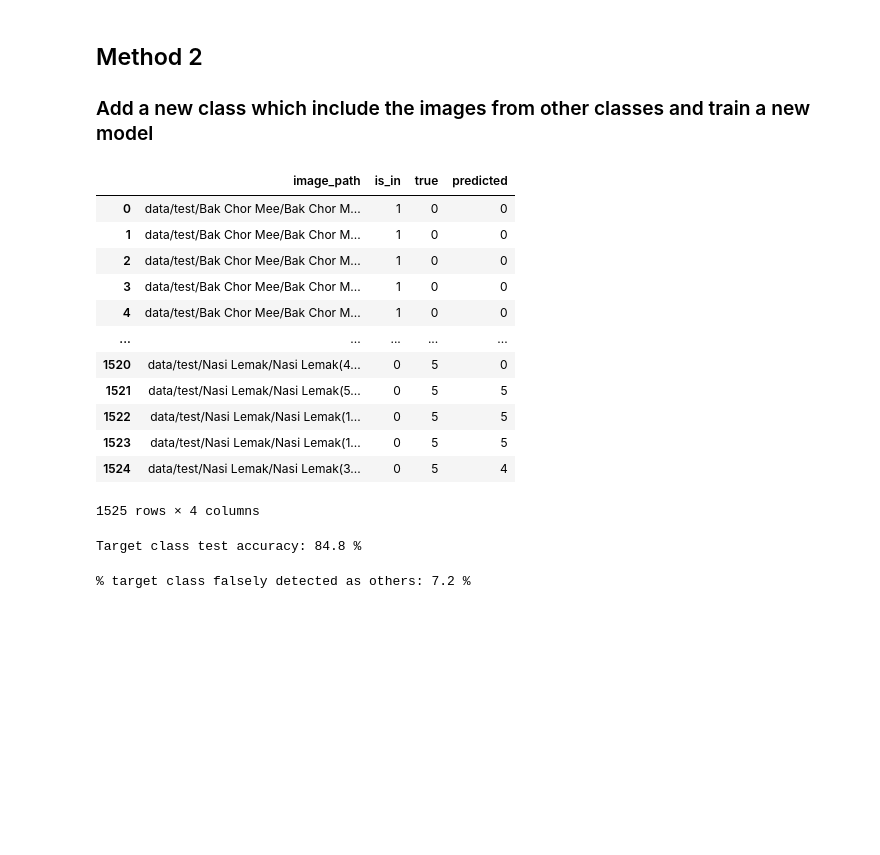
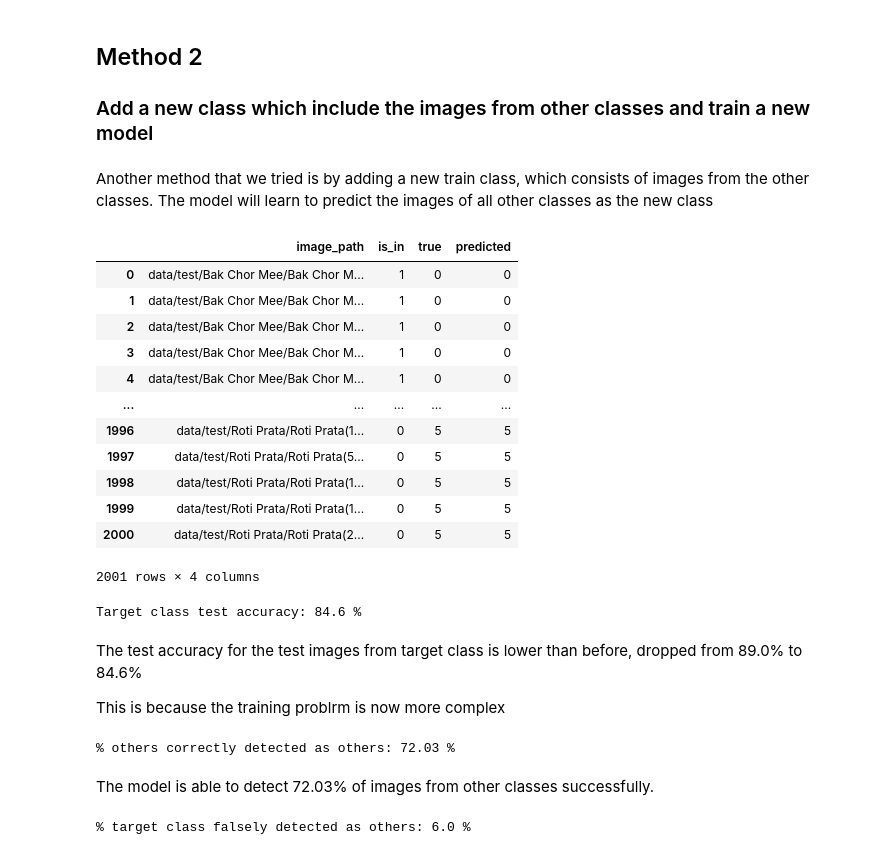
Before and after one commit to KTAN119/SingaporeFoodClassification, a Jupyter notebook: additional-question-1.ipynb, the cells around one changed output. Drawn from its saved outputs; the diff is of its cells as text; code cells hidden in the pictures; blank space fills up the shorter version.

```diff
--- a/additional-question-1.ipynb
+++ b/additional-question-1.ipynb
@@ -26,6 +26,9 @@ def get_model(model_name, model_path, num_classes):
     if model_name == "resnet50":
         model = models.resnet50(pretrained=True)
         model.fc = nn.Linear(2048, num_classes)
+    if model_name == "resnet34":
+        model = models.resnet34(pretrained=True)
+        model.fc = nn.Linear(512, num_classes)
     elif model_name == "vgg16":
         model = models.vgg16(pretrained=True)
         model.classifier[6] = nn.Linear(4096, num_classes)
@@ -71,8 +79,8 @@ others_ds = FoodDataset("./data/others.txt", transform=transforms_test)
 # %%
-device = "cuda" if torch.cuda.is_available() else "cpu"
+cuda_num = 1
+device = "cuda:{}".format(cuda_num) if torch.cuda.is_available() else "cpu"
 num_classes = 5
-# model = get_model("resnet50", "checkpoint/resnet50/resnet50_final.pth", num_classes)
-model = get_model("vgg16", "checkpoint/vgg16/vgg16_final.pth", num_classes)
+model = get_model("resnet34", "checkpoint/resnet34/resnet34_final.pth", num_classes)
 model.to(device)
 
 results = list()
@@ -203,57 +227,73 @@ entropy_res
 ## Method 2
 
 ### Add a new class which include the images from other classes and train a new model
+# %% [markdown]
+Another method that we tried is by adding a new train class, which consists of images from the other classes.
+The model will learn to predict the images of all other classes as the new class
 # %%
-device = "cuda" if torch.cuda.is_available() else "cpu"
+cuda_num = 1
+device = "cuda:{}".format(cuda_num) if torch.cuda.is_available() else "cpu"
 num_classes = 6
-model = get_model("vgg16", "checkpoint/vgg16-6/vgg16_final.pth", num_classes)
+model = get_model("resnet34", "checkpoint/resnet34-6/resnet34_final.pth", num_classes)
 model.to(device)
 
 results = list()
 
 for dataset in [test_ds, others_ds]:
     is_in = 1 if dataset == test_ds else 0
     for img_path, img, label in tqdm(dataset):
         with torch.no_grad():
             img = img.unsqueeze(0).to(device)
             lbl = torch.tensor(label).to(device)
 
             output = model(img)
             prediction = torch.argmax(output, dim=1)
 
             res = {
                 "image_path": img_path,
                 "is_in": is_in,
                 "true": label,
                 "predicted": prediction.item(),
             }
             results.append(res)
 
 results = pd.DataFrame(results)
 results
 # %% [output]
 |  | image_path | is_in | true | predicted |
 | 0 | data/test/Bak Chor Mee/Bak Chor M... | 1 | 0 | 0 |
 | 1 | data/test/Bak Chor Mee/Bak Chor M... | 1 | 0 | 0 |
 | 2 | data/test/Bak Chor Mee/Bak Chor M... | 1 | 0 | 0 |
 | 3 | data/test/Bak Chor Mee/Bak Chor M... | 1 | 0 | 0 |
 | 4 | data/test/Bak Chor Mee/Bak Chor M... | 1 | 0 | 0 |
 | ... | ... | ... | ... | ... |
-| 1520 | data/test/Nasi Lemak/Nasi Lemak(4... | 0 | 5 | 0 |
-| 1521 | data/test/Nasi Lemak/Nasi Lemak(5... | 0 | 5 | 5 |
-| 1522 | data/test/Nasi Lemak/Nasi Lemak(1... | 0 | 5 | 5 |
-| 1523 | data/test/Nasi Lemak/Nasi Lemak(1... | 0 | 5 | 5 |
-| 1524 | data/test/Nasi Lemak/Nasi Lemak(3... | 0 | 5 | 4 |
+| 1996 | data/test/Roti Prata/Roti Prata(1... | 0 | 5 | 5 |
+| 1997 | data/test/Roti Prata/Roti Prata(5... | 0 | 5 | 5 |
+| 1998 | data/test/Roti Prata/Roti Prata(1... | 0 | 5 | 5 |
+| 1999 | data/test/Roti Prata/Roti Prata(1... | 0 | 5 | 5 |
+| 2000 | data/test/Roti Prata/Roti Prata(2... | 0 | 5 | 5 |
-1525 rows × 4 columns
+2001 rows × 4 columns
 # %%
 target_class_predicted_correctly = len(results.loc[(results["is_in"] == 1) & (results["true"] == results["predicted"])])
 target_class_total = len(results.loc[results["is_in"] == 1])
 print("Target class test accuracy: {} %".format(round(target_class_predicted_correctly / target_class_total * 100, 2)))
 # %% [output]
-Target class test accuracy: 84.8 %
+Target class test accuracy: 84.6 %
+# %% [markdown]
+The test accuracy for the test images from target class is lower than before, dropped from 89.0% to 84.6%
+
+This is because the training problrm is now more complex
+# %%
+other_class_predicted_correctly = len(results.loc[(results["is_in"] == 0) & (results["true"] == results["predicted"])])
+other_class_total = len(results.loc[results["is_in"] == 0])
+print("% others correctly detected as others: {} %".format(round(other_class_predicted_correctly / other_class_total * 100, 2)))
+# %% [output]
+% others correctly detected as others: 72.03 %
+# %% [markdown]
+The model is able to detect 72.03% of images from other classes successfully.
 # %%
 target_class_predicted_as_others = len(results.loc[(results["is_in"] == 1) & (results["predicted"] == 5)])
 target_class_total = len(results.loc[results["is_in"] == 1])
 print("% target class falsely detected as others: {} %".format(round(target_class_predicted_as_others / target_class_total * 100, 2)))
 # %% [output]
-% target class falsely detected as others: 7.2 %
+% target class falsely detected as others: 6.0 %
```
Also changed, not shown: parts of 12 cells of this notebook, 3 other files.
